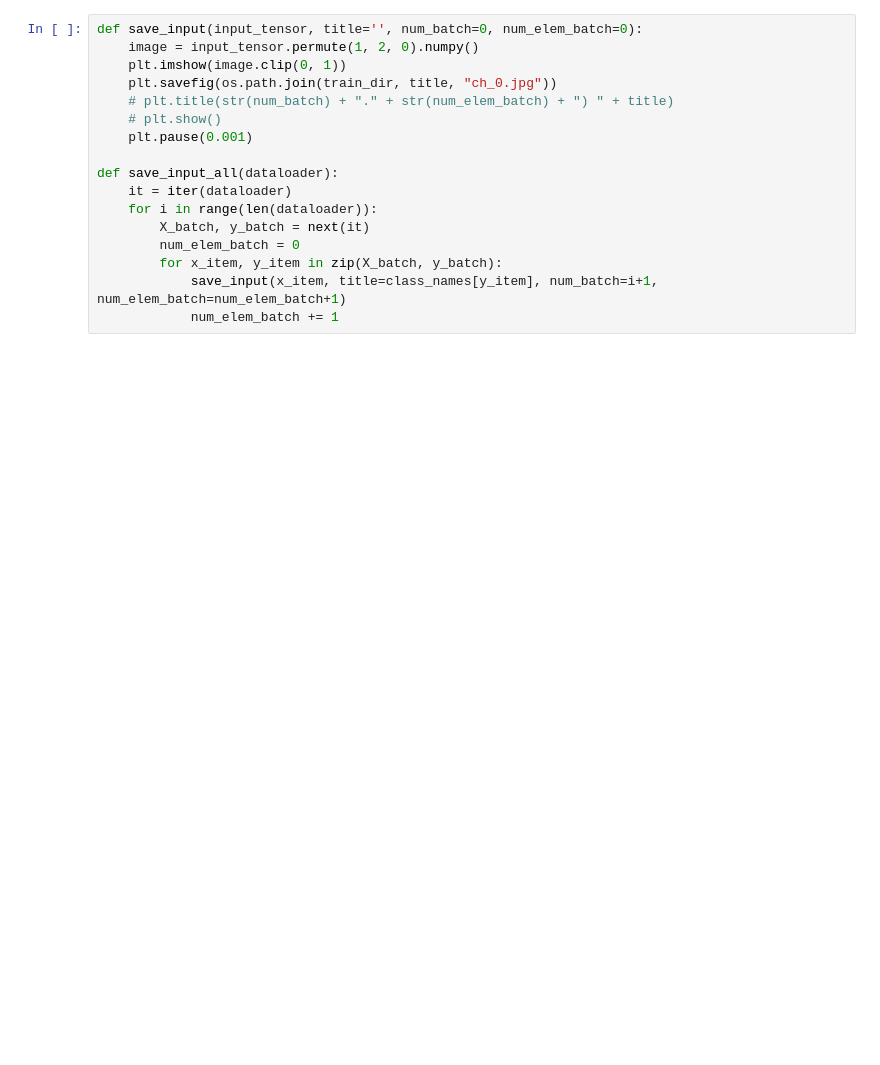
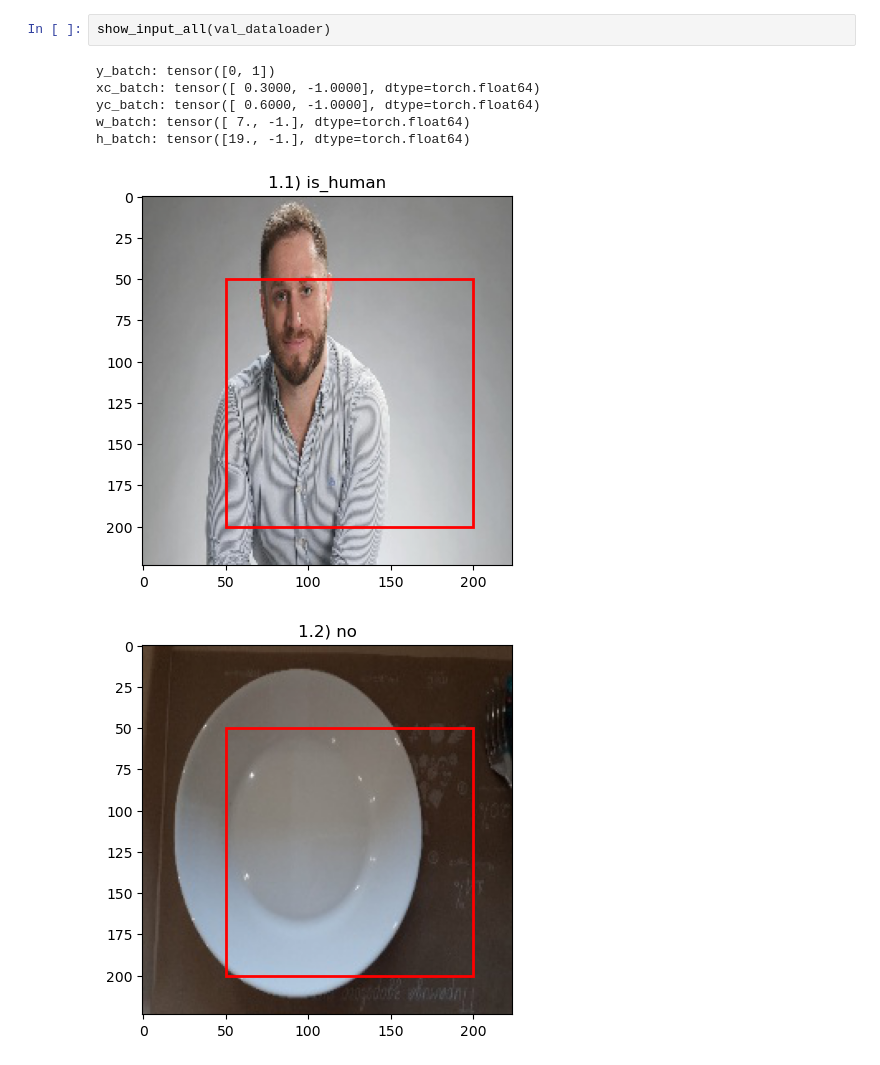
Before and after one commit to Ruslan-Far/robot_engineer, a Jupyter notebook: humans_detection/generation_correct_dataset.ipynb, the cells around one changed output. Saved outputs shown, nothing was run; the diff lists cells and outputs as text; blank space fills up the shorter version.

```diff
--- a/humans_detection/generation_correct_dataset.ipynb
+++ b/humans_detection/generation_correct_dataset.ipynb
@@ -66,18 +155,11 @@ def show_input_all(dataloader):
 # %%
-def save_input(input_tensor, title='', num_batch=0, num_elem_batch=0):
-    image = input_tensor.permute(1, 2, 0).numpy()
-    plt.imshow(image.clip(0, 1))
-    plt.savefig(os.path.join(train_dir, title, "ch_0.jpg"))
-    # plt.title(str(num_batch) + "." + str(num_elem_batch) + ") " + title)
-    # plt.show()
-    plt.pause(0.001)
-
-def save_input_all(dataloader):
-    it = iter(dataloader)
-    for i in range(len(dataloader)):
-        X_batch, y_batch = next(it)
-        num_elem_batch = 0
-        for x_item, y_item in zip(X_batch, y_batch):
-            save_input(x_item, title=class_names[y_item], num_batch=i+1, num_elem_batch=num_elem_batch+1)
-            num_elem_batch += 1
+show_input_all(val_dataloader)
+# %% [output]
+y_batch: tensor([0, 1])
+xc_batch: tensor([ 0.3000, -1.0000], dtype=torch.float64)
+yc_batch: tensor([ 0.6000, -1.0000], dtype=torch.float64)
+w_batch: tensor([ 7., -1.], dtype=torch.float64)
+h_batch: tensor([19., -1.], dtype=torch.float64)
+[figure, added]
+[figure, added]
 # %%
```
Also changed, not shown: parts of 15 cells of this notebook.
